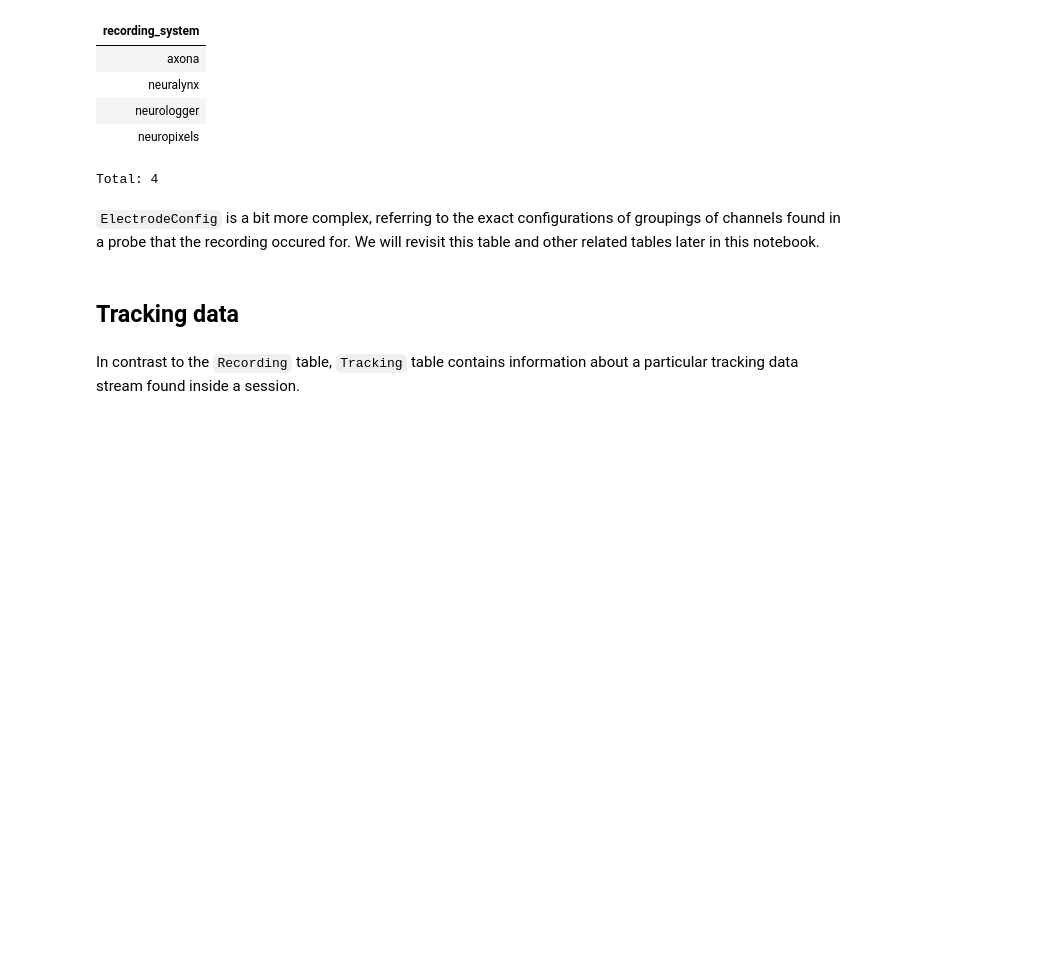
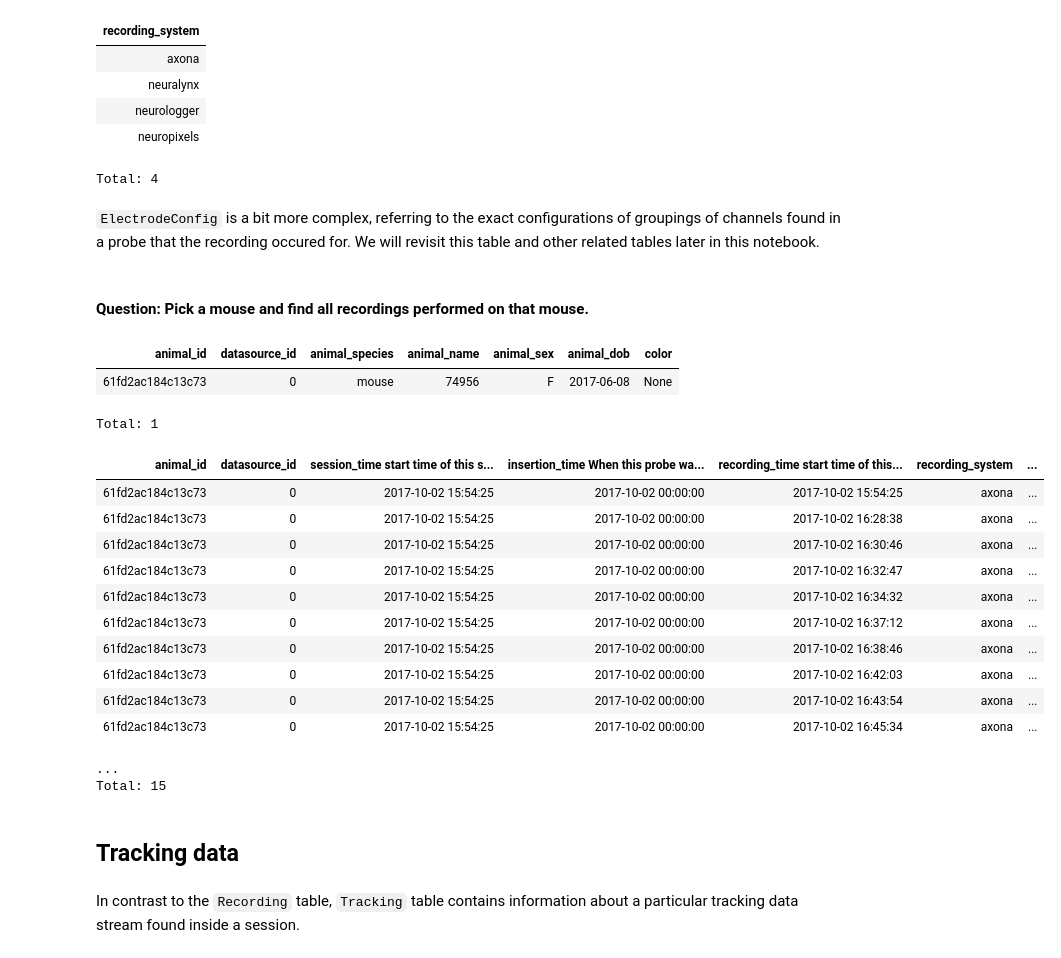
Before and after one commit to kavli-ntnu/dj-docs, a Jupyter notebook: notebooks/The_Ephys_Pipeline.ipynb, the cells around one changed output. Drawn from its saved outputs; the diff is of its cells as text; code cells hidden in the pictures; blank space fills up the shorter version.

```diff
--- a/notebooks/The_Ephys_Pipeline.ipynb
+++ b/notebooks/The_Ephys_Pipeline.ipynb
@@ -309,6 +390,30 @@ reference.RecordingSystem()
 Total: 4
 # %% [markdown]
 `ElectrodeConfig` is a bit more complex, referring to the exact configurations of groupings of channels found in a probe that the recording occured for. We will revisit this table and other related tables later in this notebook.
+# %% [markdown]
+#### Question: Pick a mouse and find all recordings performed on that mouse.
+# %%
+animal.Animal() & 'animal_id = "61fd2ac184c13c73"'
+# %% [output]
+| animal_id | datasource_id | animal_species | animal_name | animal_sex | animal_dob | color |
+| 61fd2ac184c13c73 | 0 | mouse | 74956 | F | 2017-06-08 | None |
+Total: 1
+# %%
+acquisition.Recording & 'animal_id = "61fd2ac184c13c73"'
+# %% [output]
+| animal_id | datasource_id | session_time start time of this s... | insertion_time When this probe wa... | recording_time start time of this... | recording_system | ... |
+| 61fd2ac184c13c73 | 0 | 2017-10-02 15:54:25 | 2017-10-02 00:00:00 | 2017-10-02 15:54:25 | axona | ... |
+| 61fd2ac184c13c73 | 0 | 2017-10-02 15:54:25 | 2017-10-02 00:00:00 | 2017-10-02 16:28:38 | axona | ... |
+| 61fd2ac184c13c73 | 0 | 2017-10-02 15:54:25 | 2017-10-02 00:00:00 | 2017-10-02 16:30:46 | axona | ... |
+| 61fd2ac184c13c73 | 0 | 2017-10-02 15:54:25 | 2017-10-02 00:00:00 | 2017-10-02 16:32:47 | axona | ... |
+| 61fd2ac184c13c73 | 0 | 2017-10-02 15:54:25 | 2017-10-02 00:00:00 | 2017-10-02 16:34:32 | axona | ... |
+| 61fd2ac184c13c73 | 0 | 2017-10-02 15:54:25 | 2017-10-02 00:00:00 | 2017-10-02 16:37:12 | axona | ... |
+| 61fd2ac184c13c73 | 0 | 2017-10-02 15:54:25 | 2017-10-02 00:00:00 | 2017-10-02 16:38:46 | axona | ... |
+| 61fd2ac184c13c73 | 0 | 2017-10-02 15:54:25 | 2017-10-02 00:00:00 | 2017-10-02 16:42:03 | axona | ... |
+| 61fd2ac184c13c73 | 0 | 2017-10-02 15:54:25 | 2017-10-02 00:00:00 | 2017-10-02 16:43:54 | axona | ... |
+| 61fd2ac184c13c73 | 0 | 2017-10-02 15:54:25 | 2017-10-02 00:00:00 | 2017-10-02 16:45:34 | axona | ... |
+...
+Total: 15
 # %% [markdown]
 ## Tracking data
 # %% [markdown]
```
Also changed, not shown: parts of 38 cells of this notebook.
